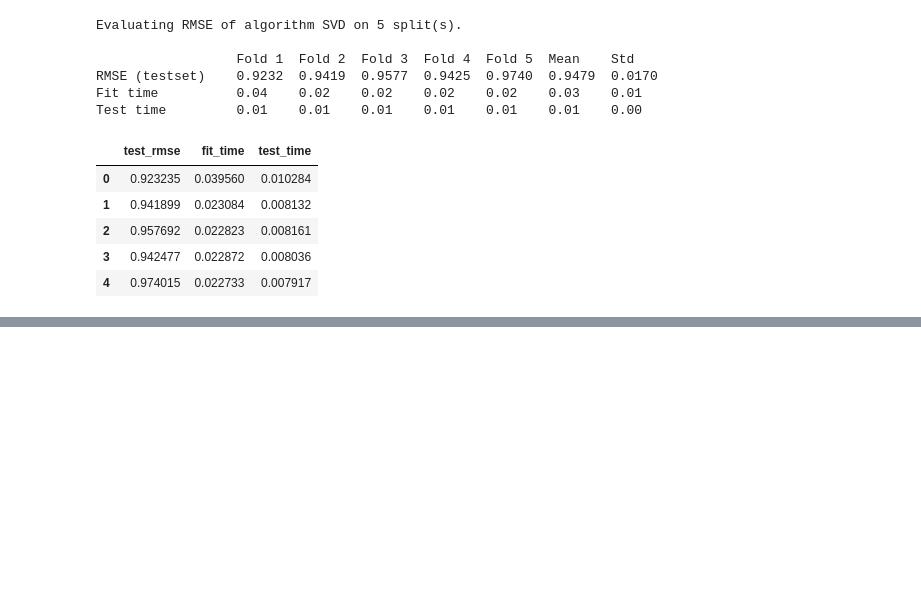
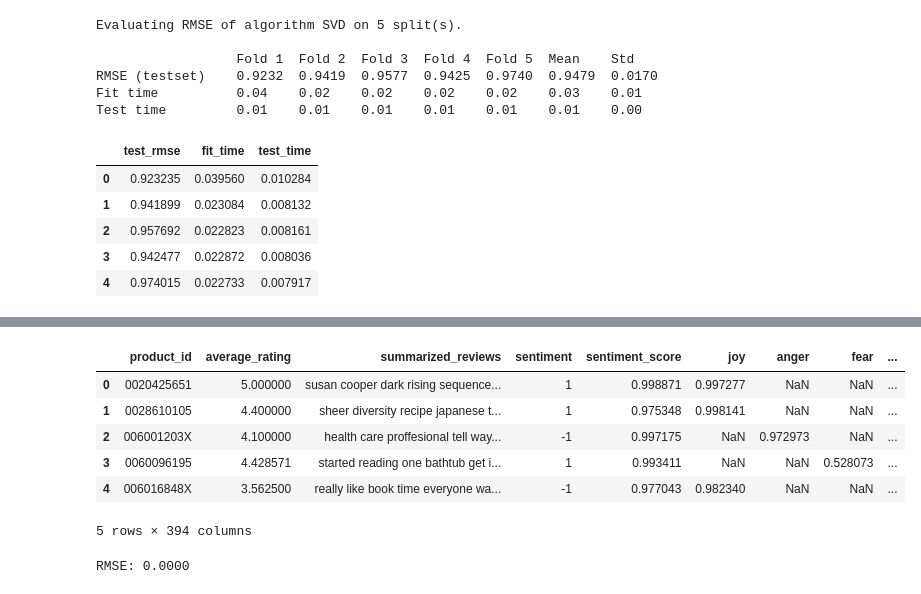
Before and after one commit to atabak-alishiri/llm-recommender-system, a Jupyter notebook: recommender_new.ipynb, the cells around one changed output, grey strips where cells are left out. Drawn from its saved outputs; the diff is of its cells as text; code cells hidden in the pictures; blank space fills up the shorter version.

```diff
--- a/recommender_new.ipynb
+++ b/recommender_new.ipynb
@@ -392,0 +566,17 @@ Test time         0.01    0.01    0.01    0.01    0.01    0.01    0.00
+# %%
+# Reset index if needed
+vectorized_data.reset_index(drop=True, inplace=True)
+
+# Merge the vectors with the main DataFrame on 'product_id'
+aggregated_data_with_vectors = pd.concat([sample_data, vectorized_data], axis=1)
+aggregated_data_with_vectors = aggregated_data_with_vectors.loc[:, ~aggregated_data_with_vectors.columns.duplicated()]
+
+aggregated_data_with_vectors.head()
+# %% [output]
+|  | product_id | average_rating | summarized_reviews | sentiment | sentiment_score | joy | anger | fear | ... |
+| 0 | 0020425651 | 5.000000 | susan cooper dark rising sequence... | 1 | 0.998871 | 0.997277 | NaN | NaN | ... |
+| 1 | 0028610105 | 4.400000 | sheer diversity recipe japanese t... | 1 | 0.975348 | 0.998141 | NaN | NaN | ... |
+| 2 | 006001203X | 4.100000 | health care proffesional tell way... | -1 | 0.997175 | NaN | 0.972973 | NaN | ... |
+| 3 | 0060096195 | 4.428571 | started reading one bathtub get i... | 1 | 0.993411 | NaN | NaN | 0.528073 | ... |
+| 4 | 006016848X | 3.562500 | really like book time everyone wa... | -1 | 0.977043 | 0.982340 | NaN | NaN | ... |
+5 rows × 394 columns
@@ -392,0 +611,11 @@ Test time         0.01    0.01    0.01    0.01    0.01    0.01    0.00
+# %%
+from sklearn.metrics import mean_squared_error
+
+# Predict ratings
+predicted_ratings = predict_ratings(aggregated_data_with_vectors, review_vectors)
+
+# Calculate RMSE
+rmse = np.sqrt(mean_squared_error(aggregated_data_with_vectors['average_rating'], predicted_ratings))
+print(f'RMSE: {rmse:.4f}')
+# %% [output]
+RMSE: 0.0000
```
Also changed, not shown: parts of 11 cells of this notebook.
